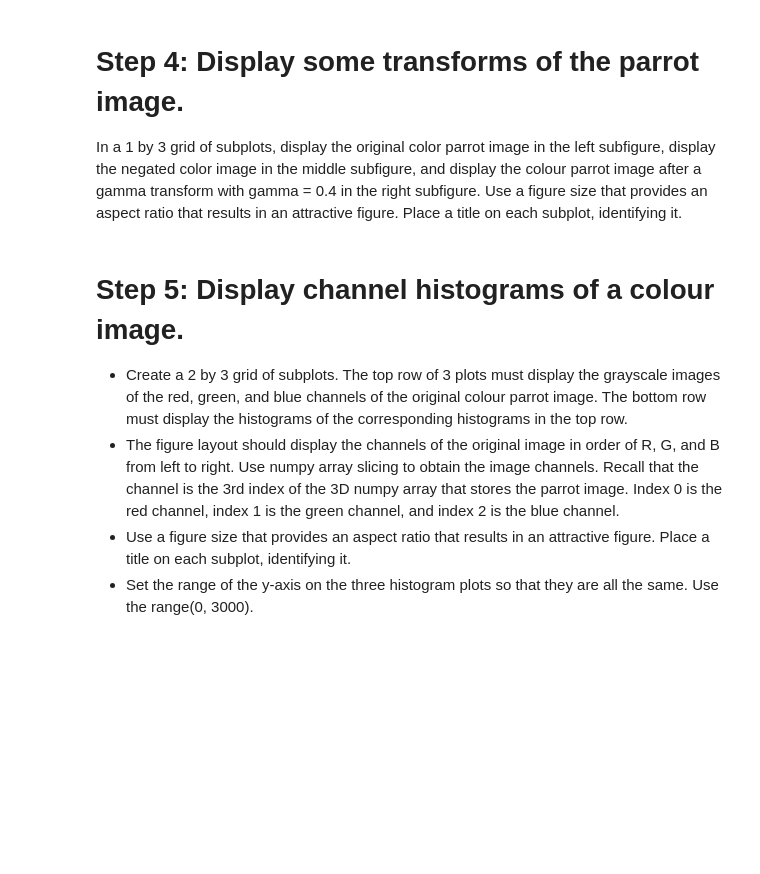
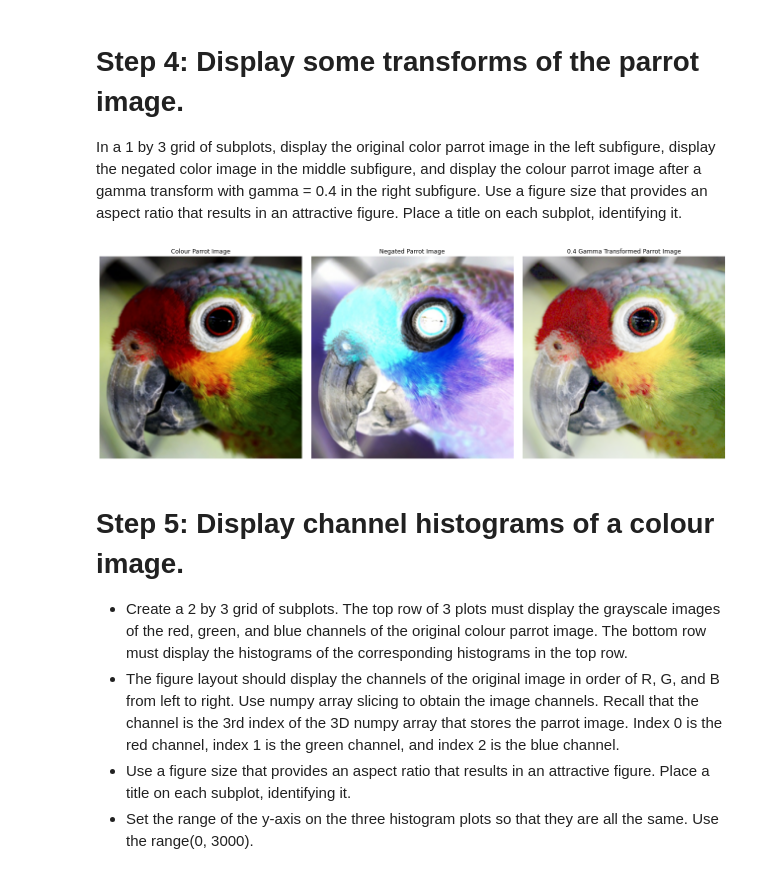
Before and after one commit to Ethan4416/CMPT819, a Jupyter notebook: Assignment0/asn0-files/asn0-q3.ipynb, the cells around one changed output. Drawn from its saved outputs; the diff is of its cells as text; code cells hidden in the pictures; blank space fills up the shorter version.

```diff
--- a/Assignment0/asn0-files/asn0-q3.ipynb
+++ b/Assignment0/asn0-files/asn0-q3.ipynb
@@ -100,3 +112,23 @@ In a 1 by 3 grid of subplots, display the original color parrot image in the lef
+# %%
+# TODO: Follow the step 4 instructions above.
+
+negated_parrot = skutil.invert(parrot)
+gamma_parrot = exposure.adjust_gamma(parrot, gamma=0.4)
+
+triple_fig, triple_ax = plt.subplots(1, 3, figsize=(18, 6))
+triple_ax[0].imshow(parrot)
+triple_ax[0].axis('off')
+triple_ax[0].set_title('Colour Parrot Image')
+triple_ax[1].imshow(negated_parrot)
+triple_ax[1].axis('off')
+triple_ax[1].set_title('Negated Parrot Image')
+triple_ax[2].imshow(gamma_parrot)
+triple_ax[2].axis('off')
+triple_ax[2].set_title('0.4 Gamma Transformed Parrot Image')
+plt.tight_layout()
+plt.show()
+# %% [output]
+[figure, added]
 # %% [markdown]
 # Step 5: Display channel histograms of a colour image.
 
```
Also changed, not shown: parts of 5 cells of this notebook, 2 other files.
